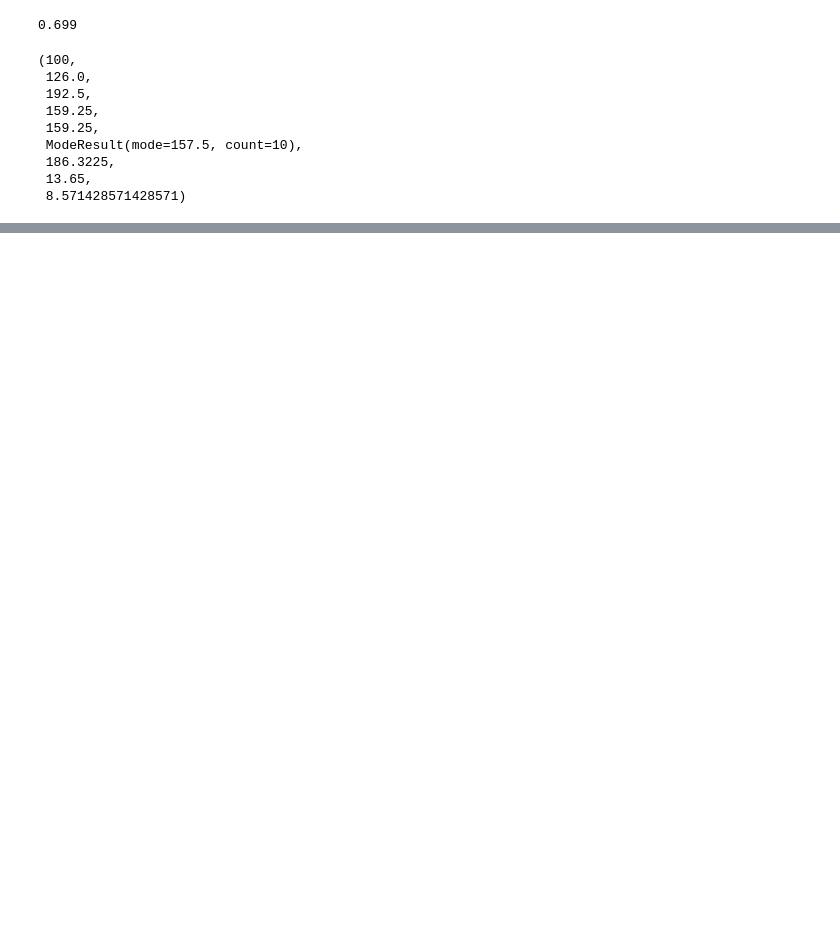
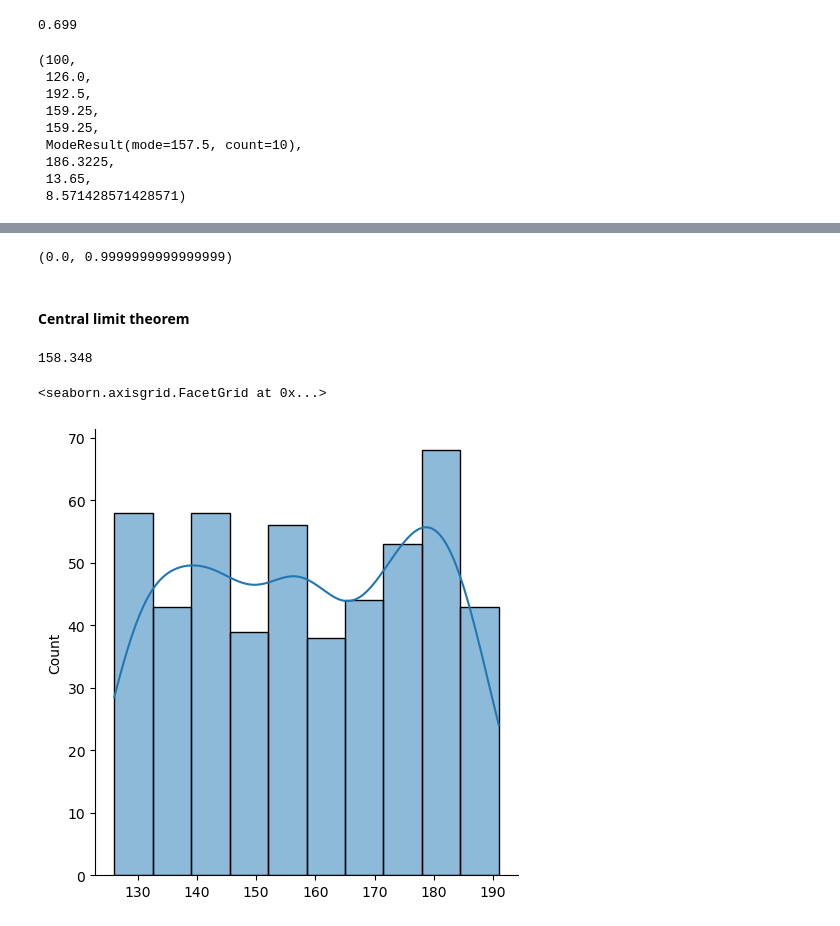
Before and after one commit to Dionmax/BurningMyBrain, a Jupyter notebook: EstatisticaDataScience/Distributions.ipynb, the cells around one changed output, grey strips where cells are left out. Cells and saved outputs as stored; diff of their text form; code cells hidden in the pictures; blank space fills up the shorter version.

```diff
--- a/EstatisticaDataScience/Distributions.ipynb
+++ b/EstatisticaDataScience/Distributions.ipynb
@@ -140,0 +304,17 @@ np.mean(negative_data), np.median(negative_data), stats.mode(negative_data), np.
+# %%
+standart_height_data.mean(), standart_height_data.std()
+# %% [output]
+(0.0, 0.9999999999999999)
+# %% [markdown]
+#### Central limit theorem
+# %%
+heights = np.random.randint(126, 192, 500)
+
+heights.mean()
+# %% [output]
+158.348
+# %%
+sns.displot(heights, kde=True)
+# %% [output]
+<seaborn.axisgrid.FacetGrid at 0x...>
+[figure, added]
```
Also changed, not shown: parts of 52 cells of this notebook.
